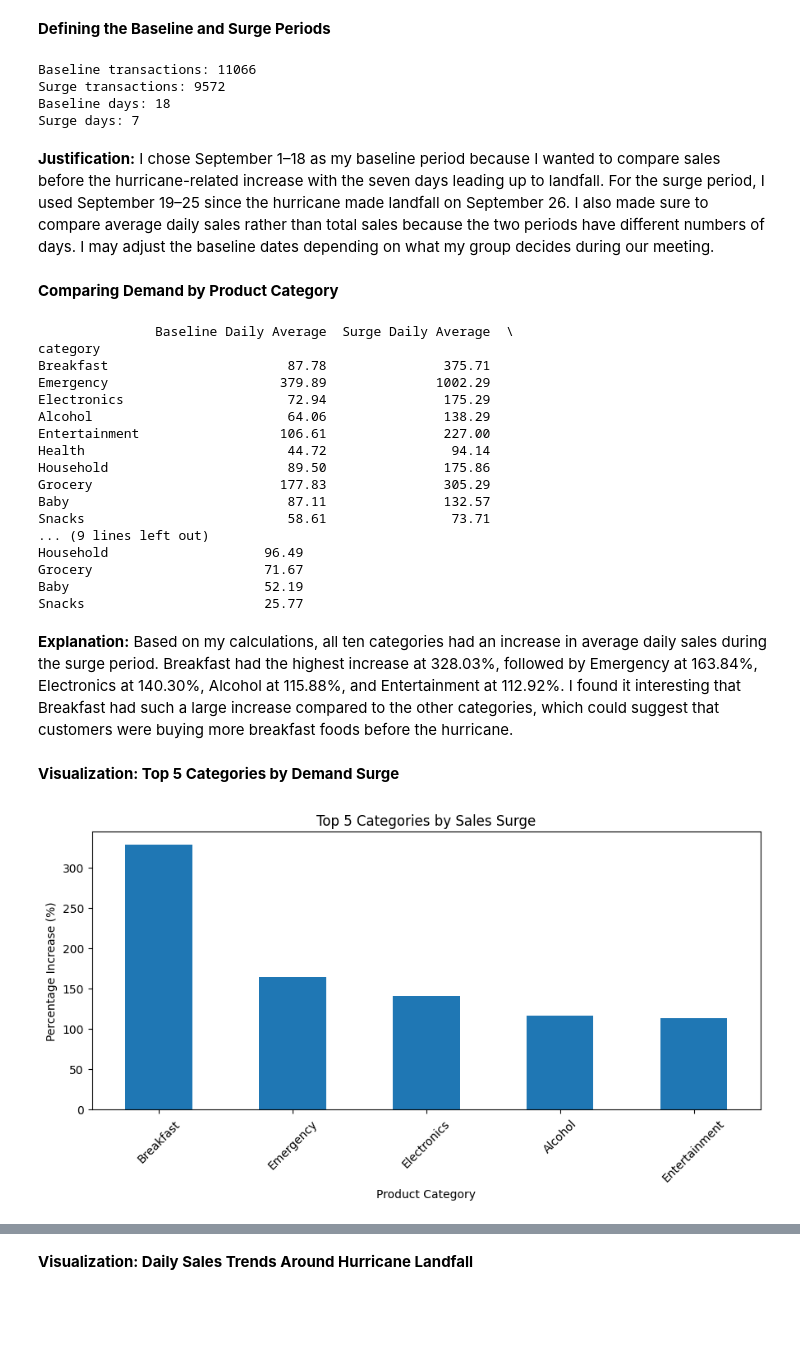
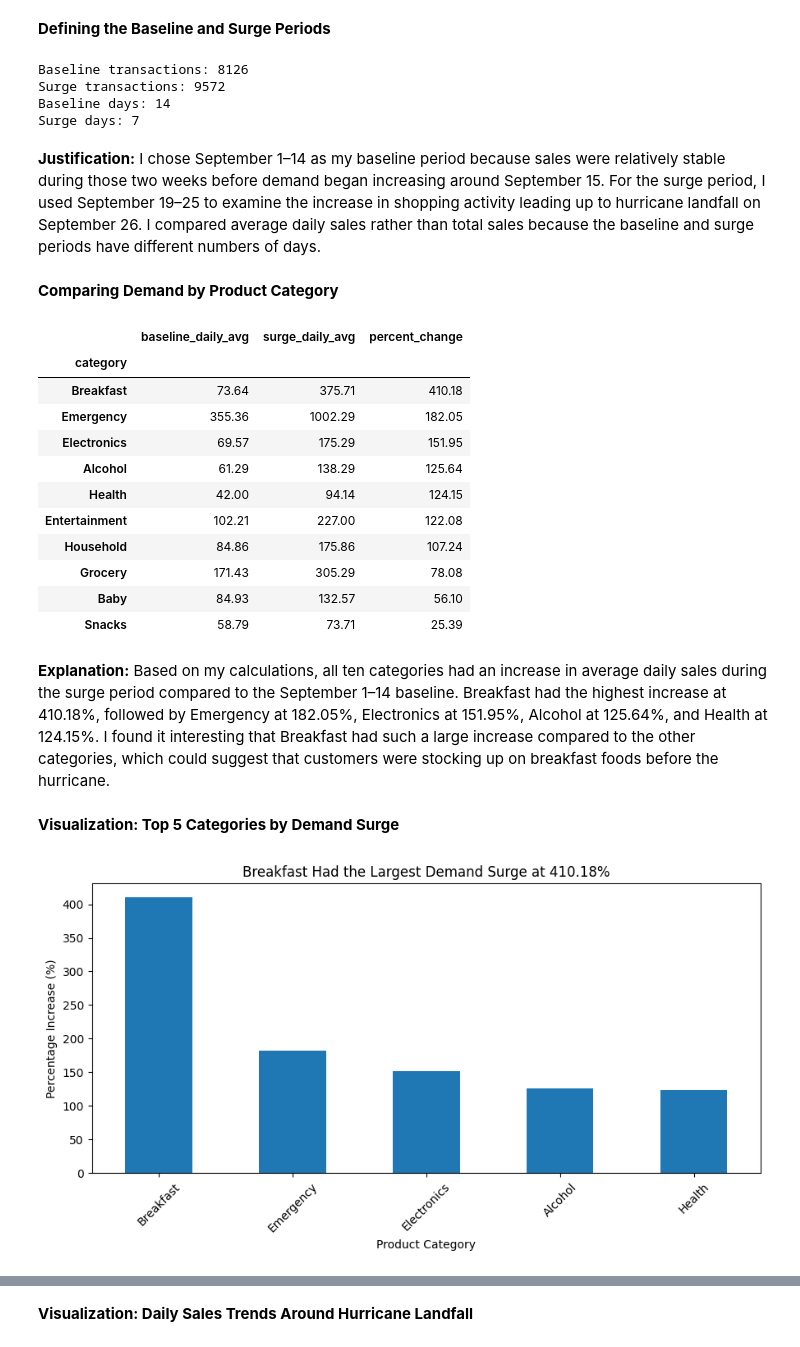
Before and after one commit to prabhnoor14/walmart-hurricane-project, a Jupyter notebook: notebooks/team_notebook.ipynb, the cells around one changed output, grey strips where cells are left out. Cells and saved outputs as stored; diff of their text form; code cells hidden in the pictures; blank space fills up the shorter version.

Commit message:
baseline updated q1 n q4

```diff
--- a/notebooks/team_notebook.ipynb
+++ b/notebooks/team_notebook.ipynb
@@ -1268,77 +1274,72 @@ Transactions: 24648
 **Defining the Baseline and Surge Periods**
 # %%
 q1_baseline = q1_transactions[
-    q1_transactions['transaction_date'].between('2024-09-01', '2024-09-18')
-].copy()
+    q1_transactions['transaction_date'].between('2024-09-01', '2024-09-14')
+]
 
 q1_surge = q1_transactions[
     q1_transactions['transaction_date'].between('2024-09-19', '2024-09-25')
-].copy()
+]
 
-print("Baseline transactions:", len(q1_baseline))
-print("Surge transactions:", len(q1_surge))
-print("Baseline days:", q1_baseline['transaction_date'].nunique())
-print("Surge days:", q1_surge['transaction_date'].nunique())
+print('Baseline transactions:', len(q1_baseline))
+print('Surge transactions:', len(q1_surge))
+print('Baseline days:', 14)
+print('Surge days:', 7)
 # %% [output]
-Baseline transactions: 11066
+Baseline transactions: 8126
 Surge transactions: 9572
-Baseline days: 18
+Baseline days: 14
 Surge days: 7
 # %% [markdown]
-**Justification:** I chose September 1–18 as my baseline period because I wanted to compare sales before the hurricane-related increase with the seven days leading up to landfall. For the surge period, I used September 19–25 since the hurricane made landfall on September 26. I also made sure to compare average daily sales rather than total sales because the two periods have different numbers of days. I may adjust the baseline dates depending on what my group decides during our meeting.
+**Justification:** I chose September 1–14 as my baseline period because sales were relatively stable during those two weeks before demand began increasing around September 15. For the surge period, I used September 19–25 to examine the increase in shopping activity leading up to hurricane landfall on September 26. I compared average daily sales rather than total sales because the baseline and surge periods have different numbers of days.
 # %% [markdown]
 **Comparing Demand by Product Category**
 # %%
-baseline_avg = q1_baseline.groupby('category')['quantity'].sum() / 18
+baseline_avg = q1_baseline.groupby('category')['quantity'].sum() / 14
 surge_avg = q1_surge.groupby('category')['quantity'].sum() / 7
 
 q1_comparison = pd.DataFrame({
-    'Baseline Daily Average': baseline_avg,
-    'Surge Daily Average': surge_avg
-})
+    'baseline_daily_avg': baseline_avg,
+    'surge_daily_avg': surge_avg
+}).fillna(0)
 
-q1_comparison['Percentage Increase'] = (
-    (q1_comparison['Surge Daily Average'] - q1_comparison['Baseline Daily Average'])
-    / q1_comparison['Baseline Daily Average'] * 100
-)
+q1_comparison['percent_change'] = (
+    (q1_comparison['surge_daily_avg'] - q1_comparison['baseline_daily_avg'])
+    / q1_comparison['baseline_daily_avg'].replace(0, float('nan'))
+) * 100
 
-q1_comparison = q1_comparison.sort_values('Percentage Increase', ascending=False)
+q1_comparison = q1_comparison.sort_values('percent_change', ascending=False)
 
-print(q1_comparison.round(2))
+display(q1_comparison.round(2))
 # %% [output]
-               Baseline Daily Average  Surge Daily Average  \
-category
-Breakfast                       87.78               375.71
-Emergency                      379.89              1002.29
-Electronics                     72.94               175.29
-Alcohol                         64.06               138.29
-Entertainment                  106.61               227.00
-Health                          44.72                94.14
-Household                       89.50               175.86
-Grocery                        177.83               305.29
-Baby                            87.11               132.57
-Snacks                          58.61                73.71
-... (9 lines left out)
-Household                    96.49
-Grocery                      71.67
-Baby                         52.19
-Snacks                       25.77
+|  | baseline_daily_avg | surge_daily_avg | percent_change |
+| category |  |  |  |
+| Breakfast | 73.64 | 375.71 | 410.18 |
+| Emergency | 355.36 | 1002.29 | 182.05 |
+| Electronics | 69.57 | 175.29 | 151.95 |
+| Alcohol | 61.29 | 138.29 | 125.64 |
+| Health | 42.00 | 94.14 | 124.15 |
+| Entertainment | 102.21 | 227.00 | 122.08 |
+| Household | 84.86 | 175.86 | 107.24 |
+| Grocery | 171.43 | 305.29 | 78.08 |
+| Baby | 84.93 | 132.57 | 56.10 |
+| Snacks | 58.79 | 73.71 | 25.39 |
 # %% [markdown]
-**Explanation:** Based on my calculations, all ten categories had an increase in average daily sales during the surge period. Breakfast had the highest increase at 328.03%, followed by Emergency at 163.84%, Electronics at 140.30%, Alcohol at 115.88%, and Entertainment at 112.92%. I found it interesting that Breakfast had such a large increase compared to the other categories, which could suggest that customers were buying more breakfast foods before the hurricane.
+**Explanation:** Based on my calculations, all ten categories had an increase in average daily sales during the surge period compared to the September 1–14 baseline. Breakfast had the highest increase at 410.18%, followed by Emergency at 182.05%, Electronics at 151.95%, Alcohol at 125.64%, and Health at 124.15%. I found it interesting that Breakfast had such a large increase compared to the other categories, which could suggest that customers were stocking up on breakfast foods before the hurricane.
 # %% [markdown]
 **Visualization: Top 5 Categories by Demand Surge**
 # %%
 import matplotlib.pyplot as plt
 
 q1_top5 = q1_comparison.head(5)
 
-q1_top5['Percentage Increase'].plot(kind='bar', figsize=(9, 5))
+q1_top5['percent_change'].plot(kind='bar', figsize=(9, 5))
 
-plt.title('Top 5 Categories by Sales Surge')
+plt.title('Breakfast Had the Largest Demand Surge at 410.18%')
 plt.xlabel('Product Category')
 plt.ylabel('Percentage Increase (%)')
 plt.xticks(rotation=45)
 plt.tight_layout()
 plt.show()
 # %% [output]
-[figure, old version]
+[figure, new version]
```
Also changed, not shown: parts of 22 cells of this notebook.
